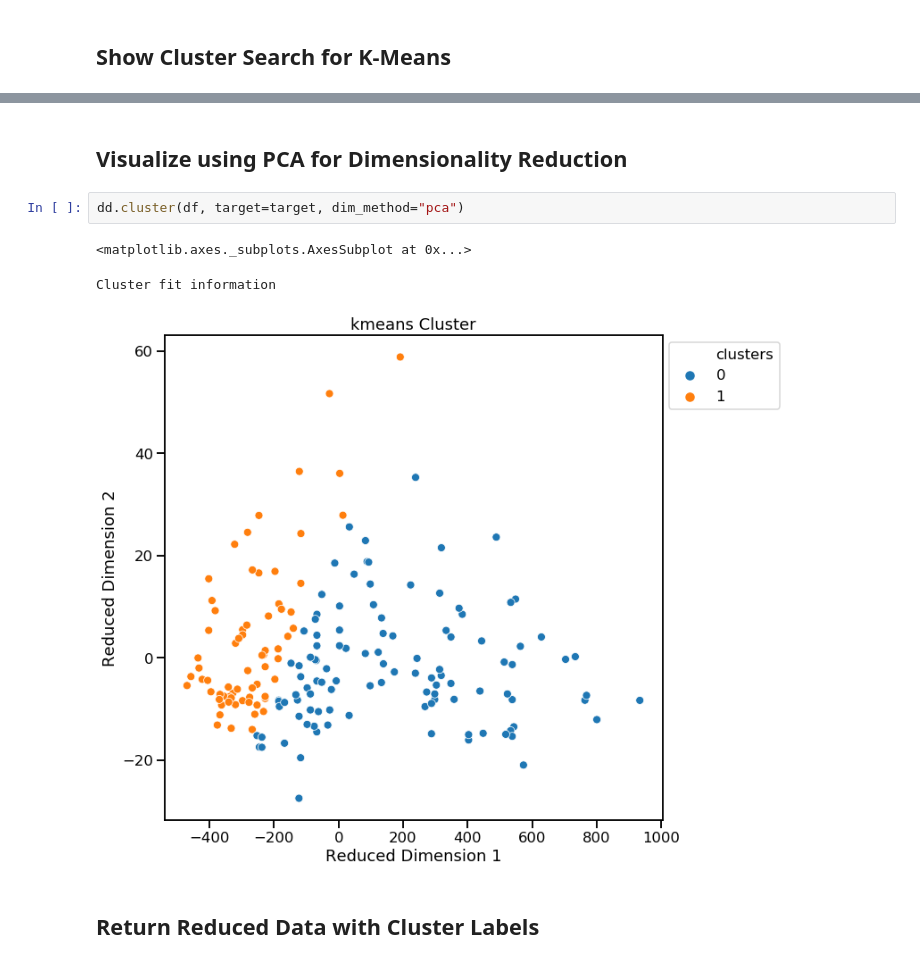
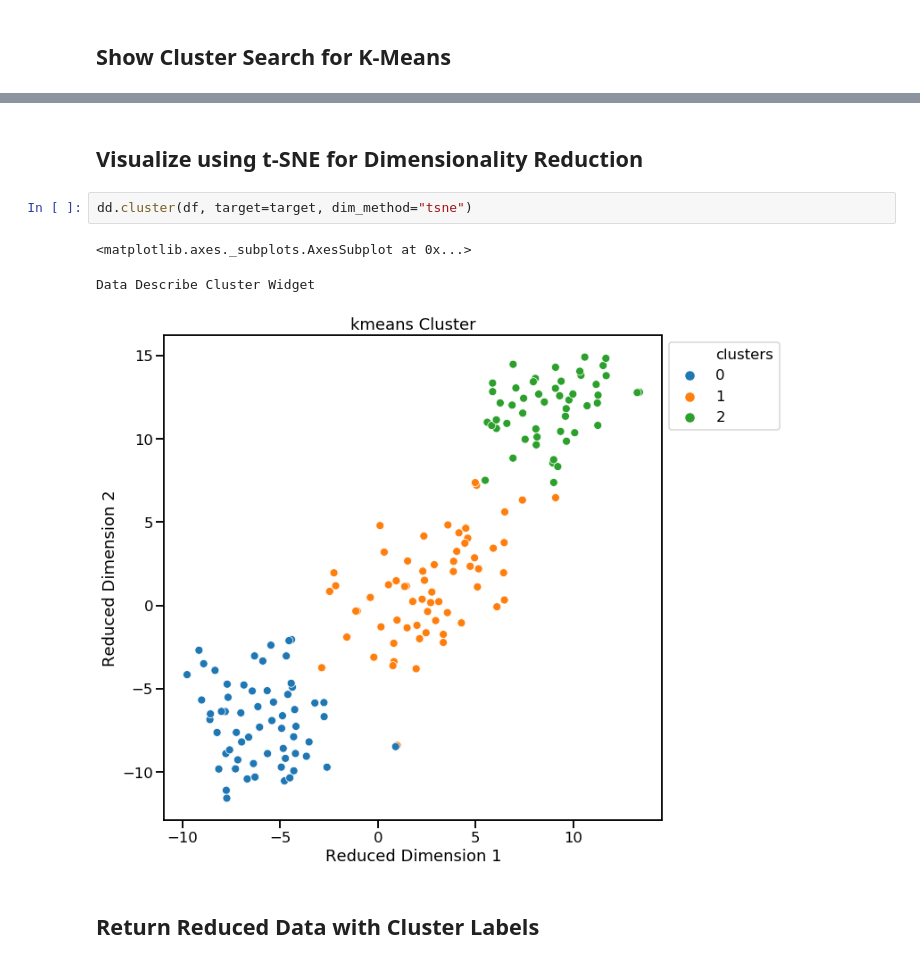
Before and after one commit to data-describe/data-describe, a Jupyter notebook: examples/Cluster_Analysis.ipynb, the cells around one changed output, grey strips where cells are left out. Cells and saved outputs as stored; diff of their text form.

```diff
--- a/examples/Cluster_Analysis.ipynb
+++ b/examples/Cluster_Analysis.ipynb
@@ -71,11 +46,11 @@ cl.cluster_search_plot()
 # %% [markdown]
-## Visualize using PCA for Dimensionality Reduction
+## Visualize using t-SNE for Dimensionality Reduction
 # %%
-dd.cluster(df, target=target, dim_method="pca")
+dd.cluster(df, target=target, dim_method="tsne")
 # %% [output]
 <matplotlib.axes._subplots.AxesSubplot at 0x...>
-Cluster fit information
+Data Describe Cluster Widget
-[figure, old version]
+[figure, new version]
 # %% [markdown]
 ## Return Reduced Data with Cluster Labels
 # %%
```
Also changed, not shown: parts of 22 cells of this notebook.
